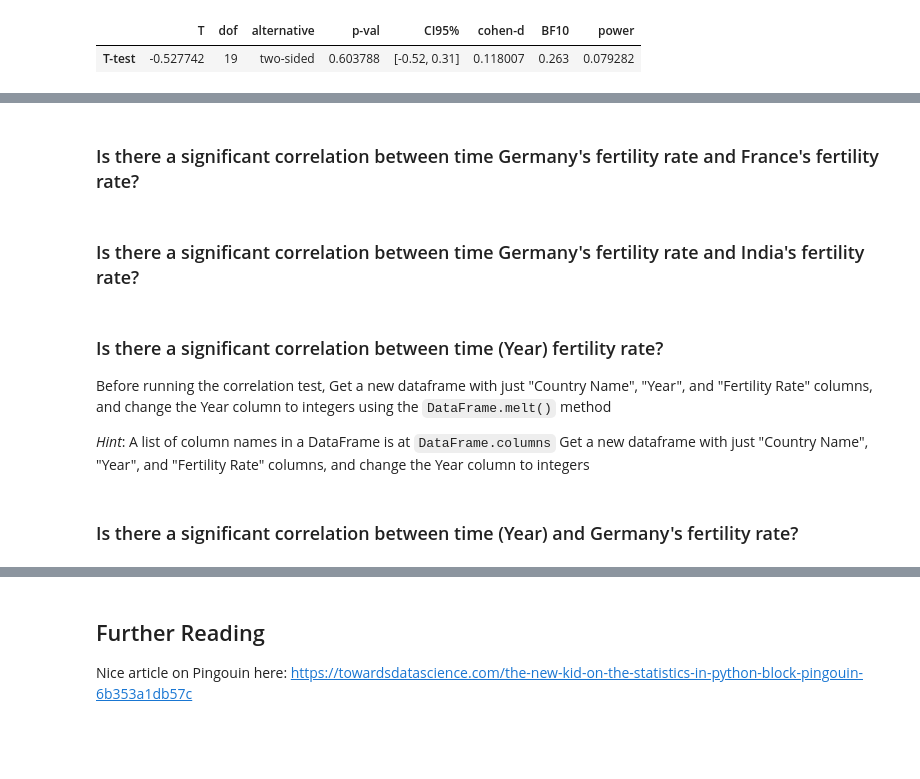
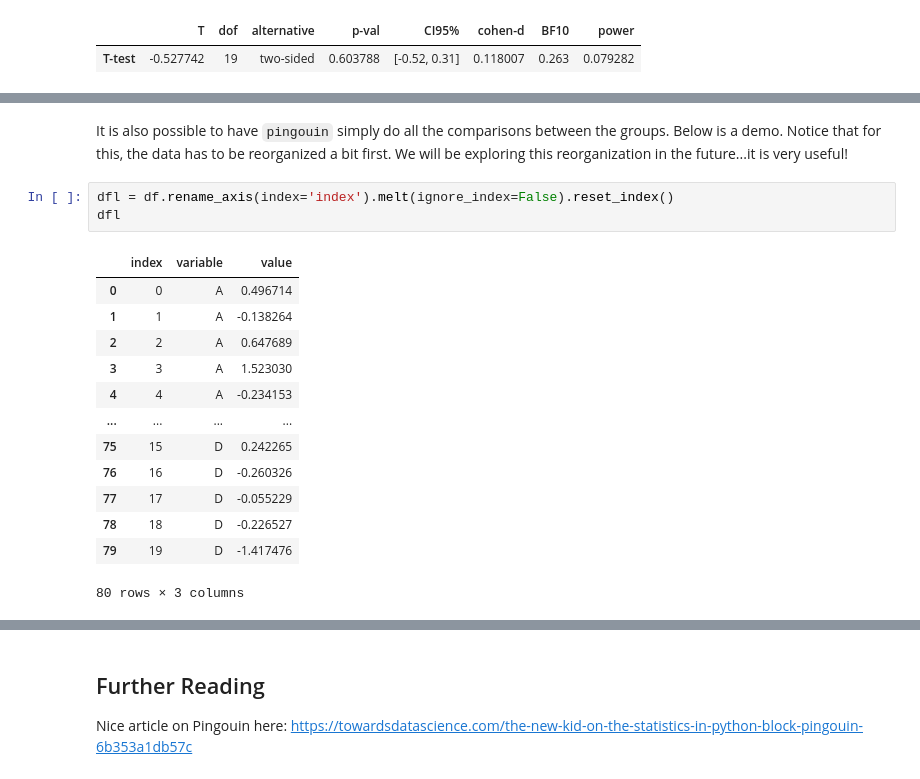
Before and after one commit to nickdelgrosso/CodeTeachingMaterials, a Jupyter notebook: topics/4_2_StatsWithScipyStatsAndPingouin/StatsWithScipyStatsAndPingouin.ipynb, the cells around one changed output, grey strips where cells are left out. Cells and saved outputs as stored; diff of their text form; blank space fills up the shorter version.

```diff
--- a/topics/4_2_StatsWithScipyStatsAndPingouin/StatsWithScipyStatsAndPingouin.ipynb
+++ b/topics/4_2_StatsWithScipyStatsAndPingouin/StatsWithScipyStatsAndPingouin.ipynb
@@ -188,13 +148,19 @@ https://pingouin-stats.org/guidelines.html#id6
-# %% [markdown]
-### Is there a significant correlation between time Germany's fertility rate and France's fertility rate?
-# %% [markdown]
-### Is there a significant correlation between time Germany's fertility rate and India's fertility rate?
-# %% [markdown]
-### Is there a significant correlation between time (Year) fertility rate?
-
-Before running the correlation test, Get a new dataframe with just "Country Name", "Year", and "Fertility Rate" columns, and change the Year column to integers using the `DataFrame.melt()` method
-
-*Hint*: A list of column names in a DataFrame is at `DataFrame.columns`
-Get a new dataframe with just "Country Name", "Year", and "Fertility Rate" columns, and change the Year column to integers
-# %% [markdown]
-### Is there a significant correlation between time (Year) and Germany's fertility rate?
+# %% [markdown]
+It is also possible to have `pingouin` simply do all the comparisons between the groups.  Below is a demo.  Notice that for this, the data has to be reorganized a bit first.  We will be exploring this reorganization in the future...it is very useful!
+# %%
+dfl = df.rename_axis(index='index').melt(ignore_index=False).reset_index()
+dfl
+# %% [output]
+|  | index | variable | value |
+| 0 | 0 | A | 0.496714 |
+| 1 | 1 | A | -0.138264 |
+| 2 | 2 | A | 0.647689 |
+| 3 | 3 | A | 1.523030 |
+| 4 | 4 | A | -0.234153 |
+| ... | ... | ... | ... |
+| 75 | 15 | D | 0.242265 |
+| 76 | 16 | D | -0.260326 |
+| 77 | 17 | D | -0.055229 |
+| 78 | 18 | D | -0.226527 |
+| 79 | 19 | D | -1.417476 |
+80 rows × 3 columns
```
Also changed, not shown: parts of 19 cells of this notebook, 3 other files.
